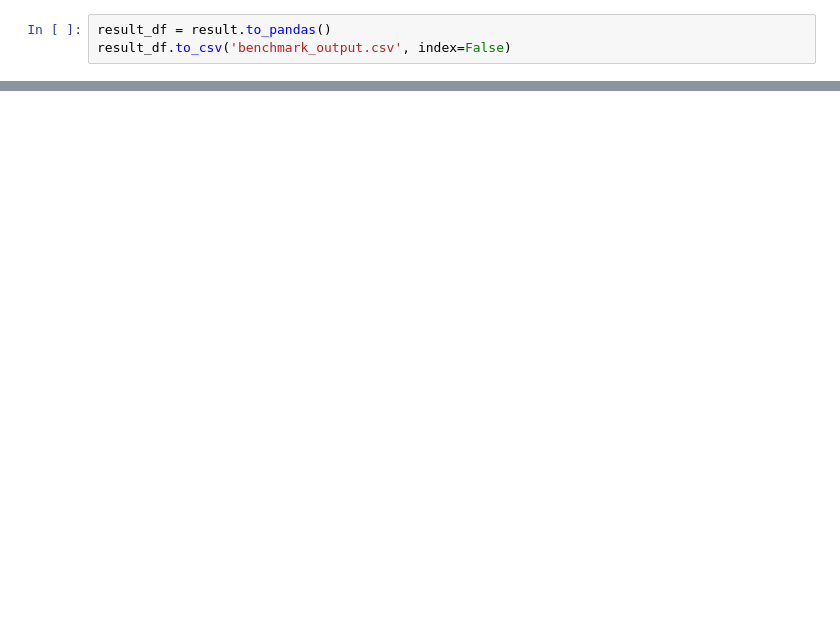
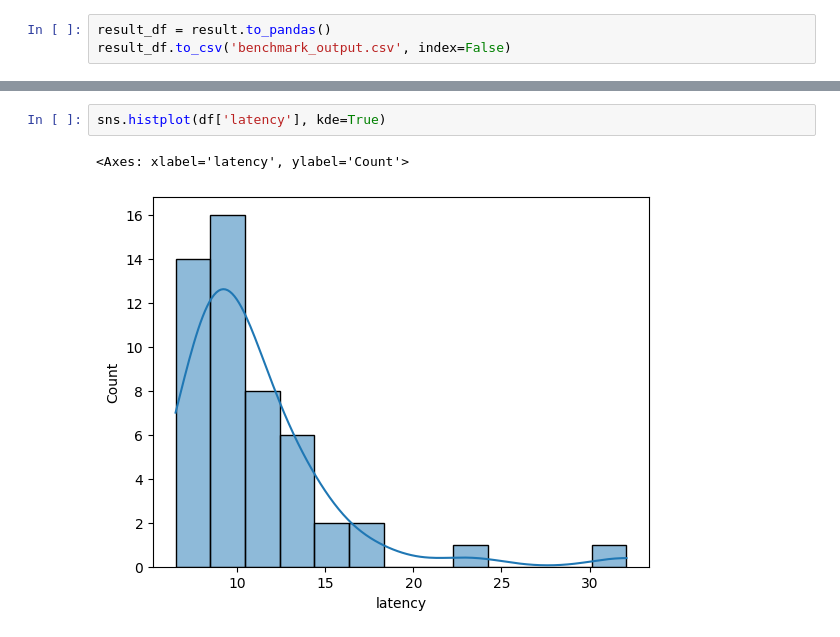
Before and after one commit to zamolxes7378/text2cypher_llama_agent, a Jupyter notebook: benchmark/benchmark_single.ipynb, the cells around one changed output, grey strips where cells are left out. Drawn from its saved outputs; the diff is of its cells as text; blank space fills up the shorter version.

```diff
--- a/benchmark/benchmark_single.ipynb
+++ b/benchmark/benchmark_single.ipynb
@@ -123,0 +115,5 @@ sns.histplot(result_df['answer_relevancy'], kde=True)
+# %%
+sns.histplot(df['latency'], kde=True)
+# %% [output]
+<Axes: xlabel='latency', ylabel='Count'>
+[figure, added]
```
Also changed, not shown: parts of 10 cells of this notebook, 2 other files.
